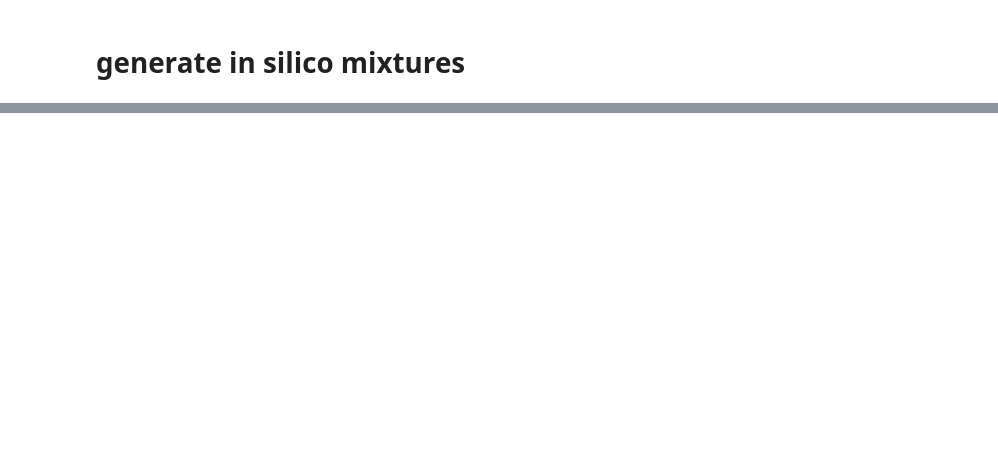
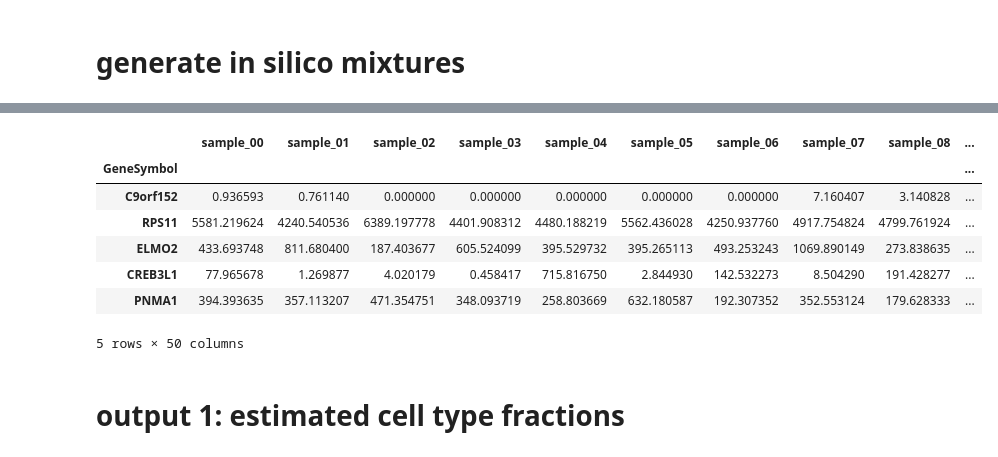
Before and after one commit to davidliu-lab/deconv, a Jupyter notebook: 6a - make cohorts.ipynb, the cells around one changed output, grey strips where cells are left out. Drawn from its saved outputs; the diff is of its cells as text; code cells hidden in the pictures; blank space fills up the shorter version.

```diff
--- a/6a - make cohorts.ipynb
+++ b/6a - make cohorts.ipynb
@@ -70,0 +69,11 @@ in_silico_sample_mixtures *= multiplicative_noise
+# %%
+mixtures.head(5)
+# %% [output]
+|  | sample_00 | sample_01 | sample_02 | sample_03 | sample_04 | sample_05 | sample_06 | sample_07 | sample_08 | ... |
+| GeneSymbol |  |  |  |  |  |  |  |  |  | ... |
+| C9orf152 | 0.936593 | 0.761140 | 0.000000 | 0.000000 | 0.000000 | 0.000000 | 0.000000 | 7.160407 | 3.140828 | ... |
+| RPS11 | 5581.219624 | 4240.540536 | 6389.197778 | 4401.908312 | 4480.188219 | 5562.436028 | 4250.937760 | 4917.754824 | 4799.761924 | ... |
+| ELMO2 | 433.693748 | 811.680400 | 187.403677 | 605.524099 | 395.529732 | 395.265113 | 493.253243 | 1069.890149 | 273.838635 | ... |
+| CREB3L1 | 77.965678 | 1.269877 | 4.020179 | 0.458417 | 715.816750 | 2.844930 | 142.532273 | 8.504290 | 191.428277 | ... |
+| PNMA1 | 394.393635 | 357.113207 | 471.354751 | 348.093719 | 258.803669 | 632.180587 | 192.307352 | 352.553124 | 179.628333 | ... |
+5 rows × 50 columns
@@ -70,0 +85,2 @@ in_silico_sample_mixtures *= multiplicative_noise
+# %% [markdown]
+# output 1: estimated cell type fractions
```
Also changed, not shown: parts of 19 cells of this notebook, 2 other files.
